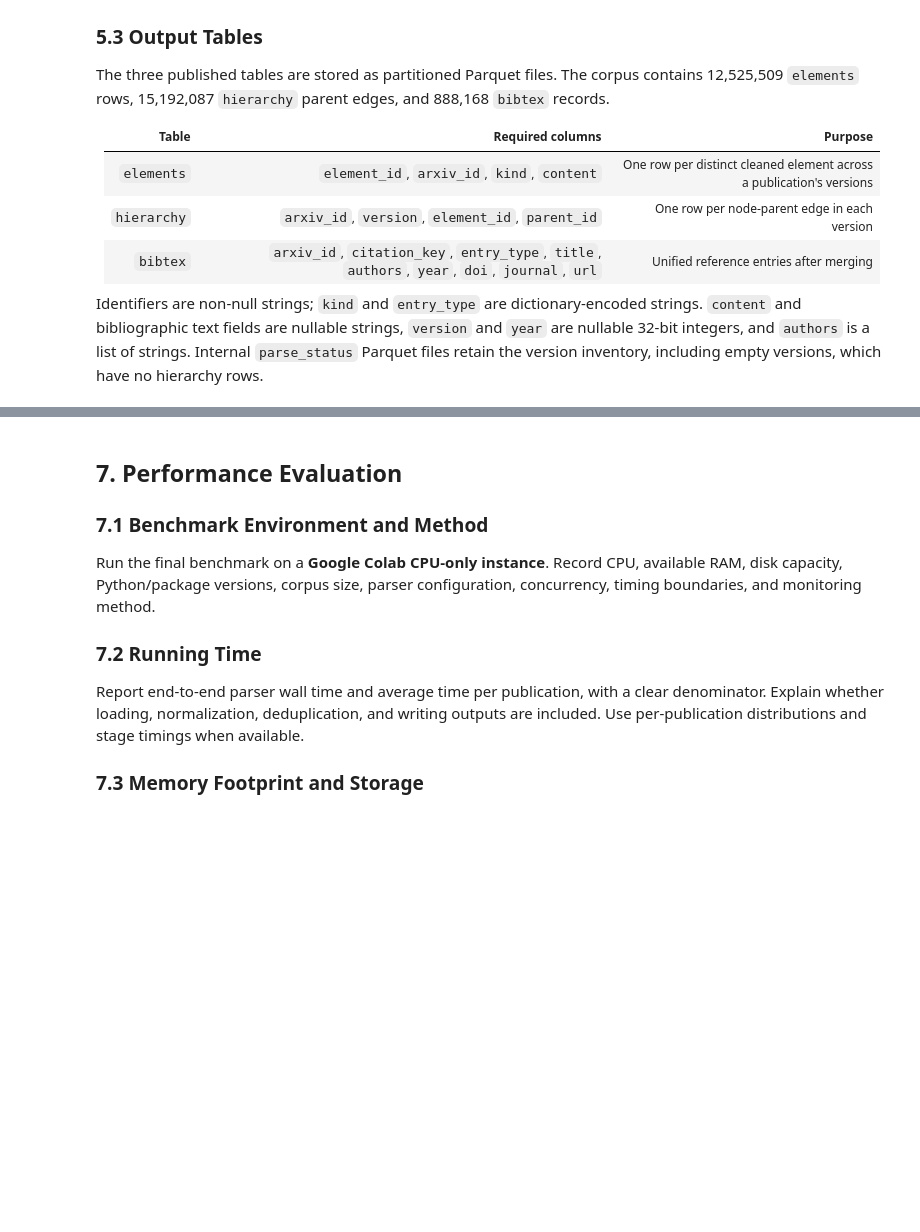
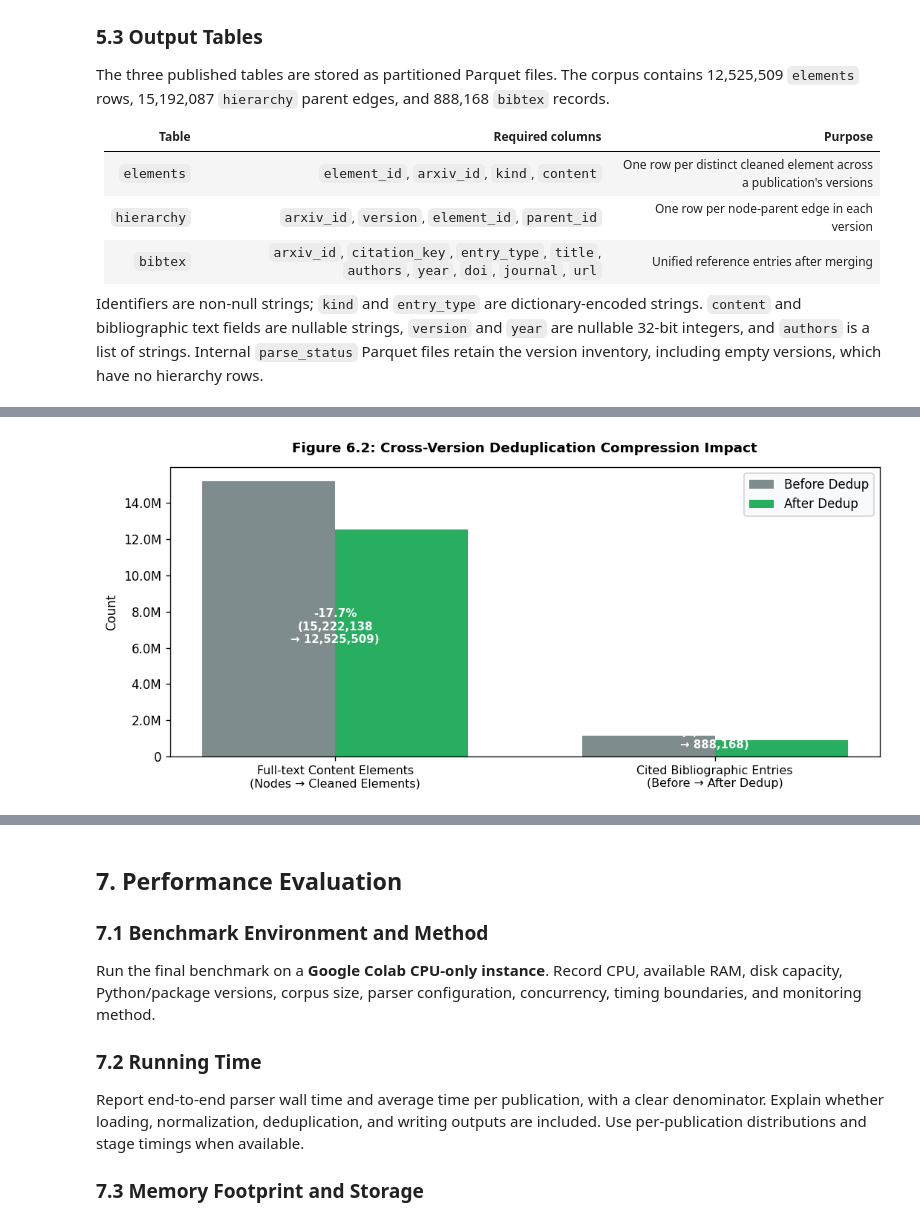
Before and after one commit to DuyNhat1705/Intro2DS-Group3-Report, a Jupyter notebook: Reports/Report2.ipynb, the cells around one changed output, grey strips where cells are left out. Cells and saved outputs as stored; diff of their text form; code cells hidden in the pictures; blank space fills up the shorter version.

```diff
--- a/Reports/Report2.ipynb
+++ b/Reports/Report2.ipynb
@@ -187,0 +327,30 @@ Explain unusual distributions, version differences, failure categories, and the
+# %%
+# Figure 6.2: Cross-Version Deduplication Compression
+import json
+import matplotlib.pyplot as plt
+
+with open(STATS_DIR / 'dedup_counts.json', 'r', encoding='utf-8') as f:
+    dedup_info = json.load(f)
+
+fig, ax = plt.subplots(figsize=(9, 4.2))
+categories = ['Full-text Content Elements\n(Nodes → Cleaned Elements)', 'Cited Bibliographic Entries\n(Before → After Dedup)']
+before_vals = [dedup_info['nodes_before'], dedup_info['bib_cited_before_dedup']]
+after_vals = [dedup_info['elements_after'], dedup_info['bib_after']]
+x = [0, 1]
+w = 0.35
+ax.bar([i - w/2 for i in x], before_vals, w, label='Before Dedup', color='#7f8c8d')
+ax.bar([i + w/2 for i in x], after_vals, w, label='After Dedup', color='#27ae60')
+ax.set_title("Figure 6.2: Cross-Version Deduplication Compression Impact", fontsize=11, fontweight='bold', pad=12)
+ax.set_xticks(x)
+ax.set_xticklabels(categories, fontsize=9.5)
+ax.set_ylabel("Count", fontsize=10)
+ax.legend(frameon=True, facecolor='#f8f9fa')
+ax.yaxis.set_major_formatter(plt.FuncFormatter(lambda y, p: f'{y*1e-6:.1f}M' if y>=1e6 else f'{int(y):,}'))
+ax.text(0, dedup_info['elements_after']*0.5, f"-17.7%\n({dedup_info['nodes_before']:,}\n→ {dedup_info['elements_after']:,})",
+        ha='center', color='white', fontweight='bold', fontsize=9)
+ax.text(1, dedup_info['bib_after']*0.5, f"-21.3%\n({dedup_info['bib_cited_before_dedup']:,}\n→ {dedup_info['bib_after']:,})",
+        ha='center', color='white', fontweight='bold', fontsize=9)
+plt.tight_layout()
+plt.show()
+# %% [output]
+[figure, added]
```
Also changed, not shown: parts of 12 cells of this notebook, 1 other file.
